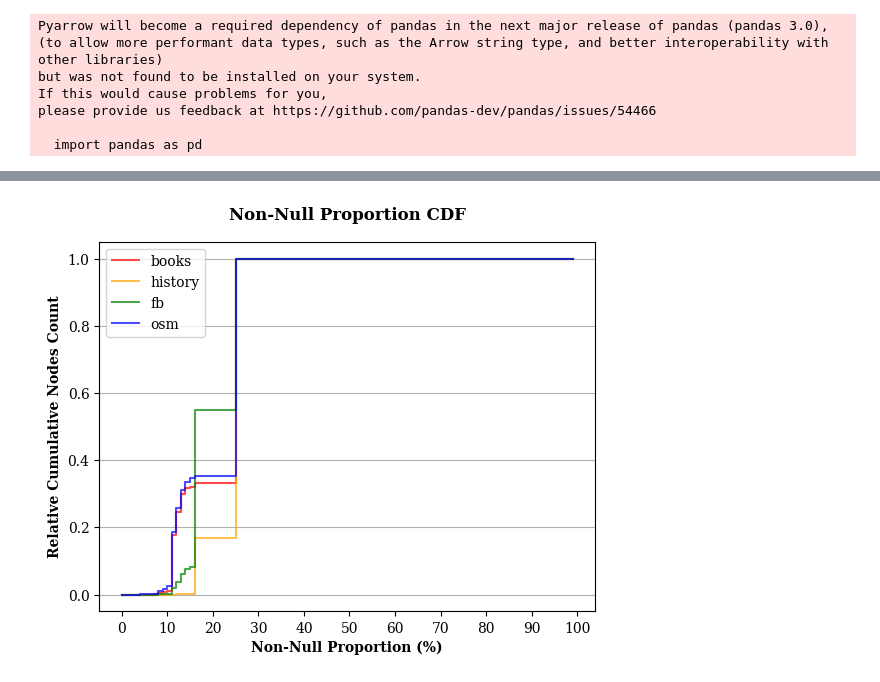
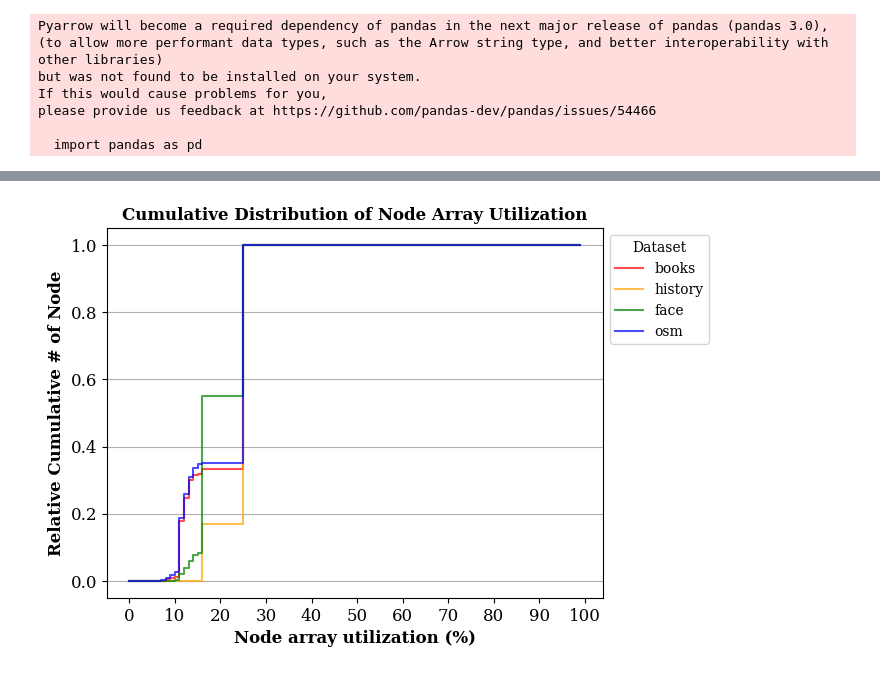
Before and after one commit to neokkk/GRE, a Jupyter notebook: scripts/cdf.ipynb, the cells around one changed output, grey strips where cells are left out. Cells and saved outputs as stored; diff of their text form; code cells hidden in the pictures.

```diff
--- a/scripts/cdf.ipynb
+++ b/scripts/cdf.ipynb
@@ -13,8 +13,7 @@ please provide us feedback at https://github.com/pandas-dev/pandas/issues/54466
 
   import pandas as pd
 # %%
-datasets = ['books', 'history', 'fb', 'osm']
-# colors = ['#4E79A7', '#F28E2B', '#59A14F', '#E15759']
+datasets = ['books', 'history', 'face', 'osm']
 colors = ['red', 'orange', 'green', 'blue', 'purple', 'gray']
 
 build_path = os.path.join(os.path.dirname(os.path.dirname(os.path.abspath('__file__'))), 'build')
@@ -109,32 +93,33 @@ plt.show()
 # %%
 csv_file_names = [os.path.join(build_path, f'{dataset}.csv') for dataset in datasets]
 
 plt.figure()
 
 for i, file_name in enumerate(csv_file_names):
     try:
       df = pd.read_csv(file_name, header=None)
     except Exception as e:
       continue
 
     total_count = len(df)
     total_values = df.iloc[2:, 0].astype(float)
     null_values = df.iloc[2:, 1].astype(float)
     non_null_percentages = ((total_values - null_values) / total_values) * 100
     percent_intervals = np.arange(0, 101, 1)
     counts, _ = np.histogram(non_null_percentages, bins=percent_intervals)
     counts = np.asarray(counts) / total_count
     cumulative_counts = np.cumsum(counts)
 
     plt.plot(percent_intervals[:-1], cumulative_counts,
              drawstyle='steps-post', color=colors[i % len(colors)], alpha=0.7, label=file_name.split('/')[-1].split('.')[0])
 
-plt.xlabel('Non-Null Proportion (%)', fontdict={'weight': 'bold'})
-plt.ylabel('Relative Cumulative Nodes Count', fontdict={'weight': 'bold'})
-plt.xticks(np.arange(0, 101, 10))
+plt.title('Cumulative Distribution of Node Array Utilization', fontweight='bold', fontsize=12)
+plt.xlabel('Node array utilization (%)', fontweight='bold', fontsize=12)
+plt.ylabel('Relative Cumulative # of Node', fontweight='bold', fontsize=12)
+plt.xticks(np.arange(0, 101, 10), fontsize=12)
+plt.yticks(fontsize=12)
 plt.grid(axis='y')
-plt.legend()
-plt.title('Non-Null Proportion CDF', fontdict={'weight': 'bold'}, pad=16)
+plt.legend(loc='upper left', bbox_to_anchor=(1, 1), title='Dataset')
 plt.show()
 # %% [output]
-[figure, old version]
+[figure, new version]
```
Also changed, not shown: parts of 8 cells of this notebook, 5 other files.
